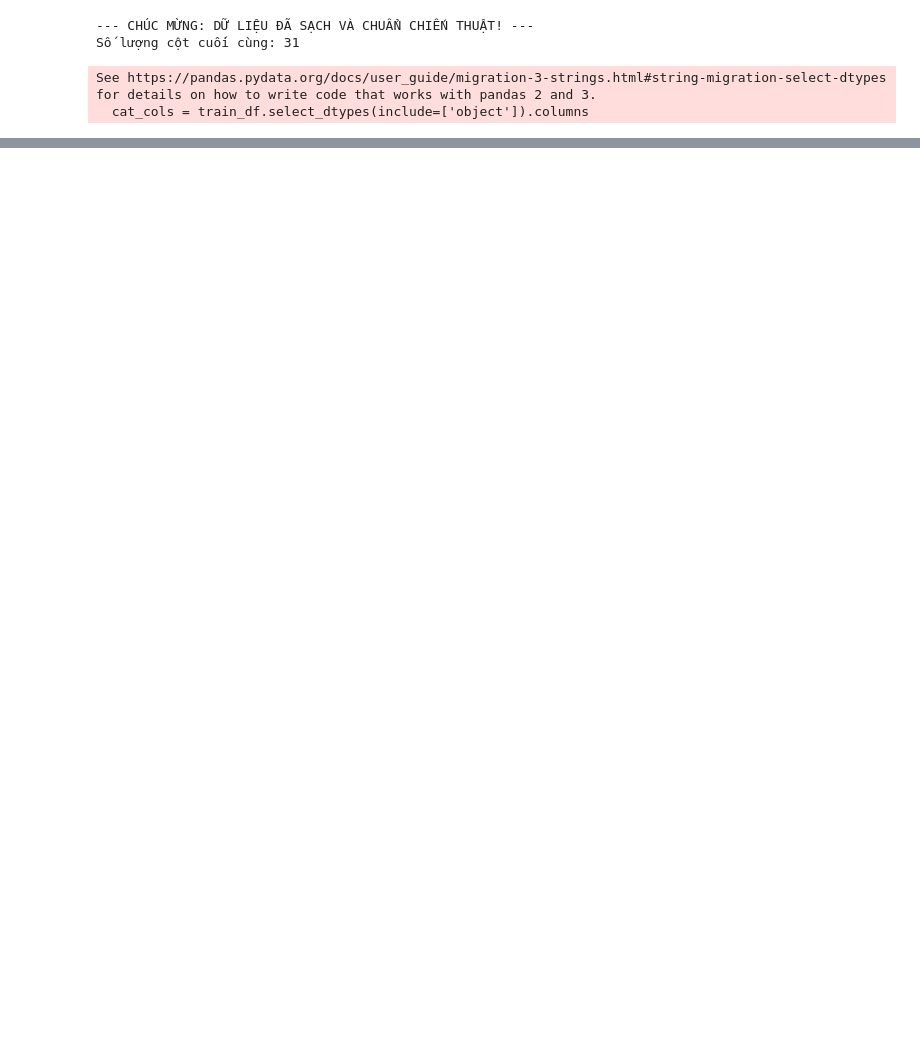
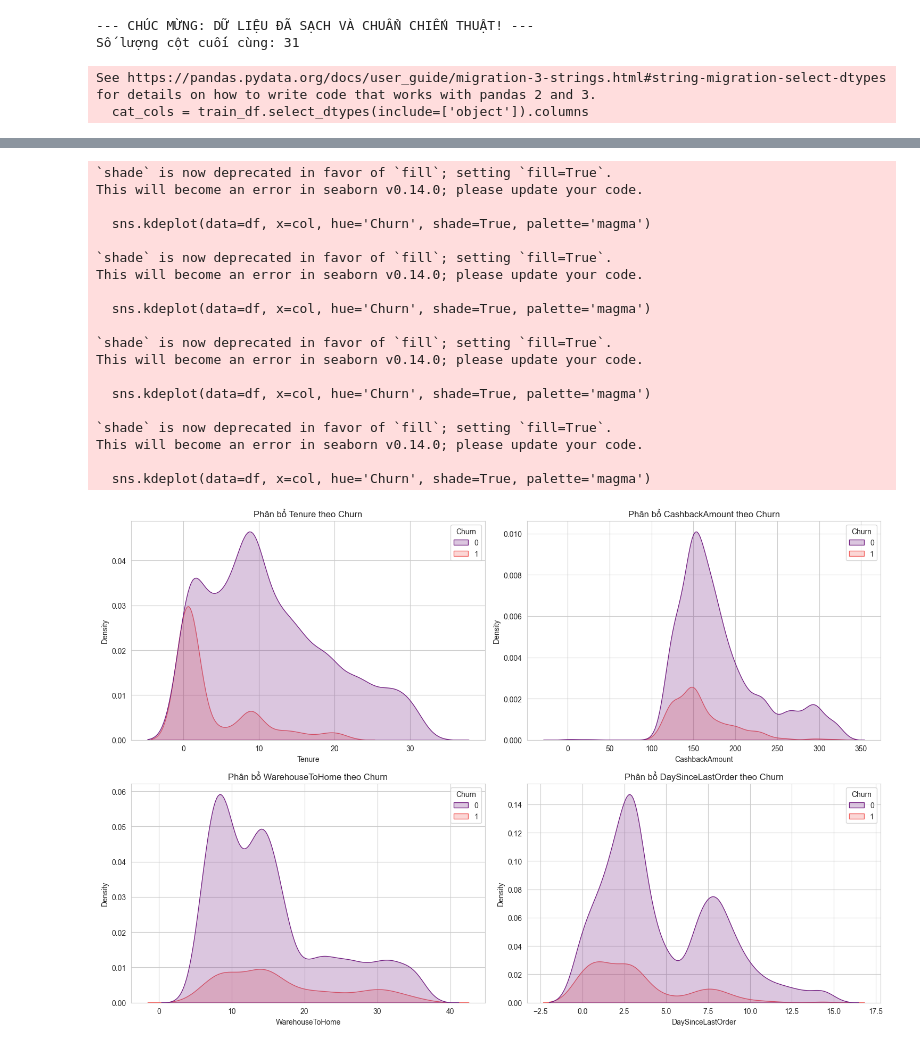
Before and after one commit to AIVIETNAM-AIO-Lucyna/Churn-Prediction, a Jupyter notebook: notebooks/eda.ipynb, the cells around one changed output, grey strips where cells are left out. Saved outputs shown, nothing was run; the diff lists cells and outputs as text; code cells hidden in the pictures; blank space fills up the shorter version.

```diff
--- a/notebooks/eda.ipynb
+++ b/notebooks/eda.ipynb
@@ -272,0 +281,39 @@ Name: Churn, dtype: float64
+# %%
+import matplotlib.pyplot as plt
+import seaborn as sns
+
+def plot_ecommerce_numerical(df):
+    cols = ['Tenure', 'CashbackAmount', 'WarehouseToHome', 'DaySinceLastOrder']
+    plt.figure(figsize=(15, 10))
+
+    for i, col in enumerate(cols):
+        plt.subplot(2, 2, i+1)
+        # Vẽ KDE để xem mật độ nhóm bỏ đi (Churn=1) và ở lại (Churn=0)
+        sns.kdeplot(data=df, x=col, hue='Churn', shade=True, palette='magma')
+        plt.title(f'Phân bổ {col} theo Churn')
+
+    plt.tight_layout()
+    plt.show()
+
+plot_ecommerce_numerical(train_final)
+# %% [output]
+`shade` is now deprecated in favor of `fill`; setting `fill=True`.
+This will become an error in seaborn v0.14.0; please update your code.
+
+  sns.kdeplot(data=df, x=col, hue='Churn', shade=True, palette='magma')
+
+`shade` is now deprecated in favor of `fill`; setting `fill=True`.
+This will become an error in seaborn v0.14.0; please update your code.
+
+  sns.kdeplot(data=df, x=col, hue='Churn', shade=True, palette='magma')
+
+`shade` is now deprecated in favor of `fill`; setting `fill=True`.
+This will become an error in seaborn v0.14.0; please update your code.
+
+  sns.kdeplot(data=df, x=col, hue='Churn', shade=True, palette='magma')
+
+`shade` is now deprecated in favor of `fill`; setting `fill=True`.
+This will become an error in seaborn v0.14.0; please update your code.
+
+  sns.kdeplot(data=df, x=col, hue='Churn', shade=True, palette='magma')
+[figure, added]
```
Also changed, not shown: parts of 15 cells of this notebook.
